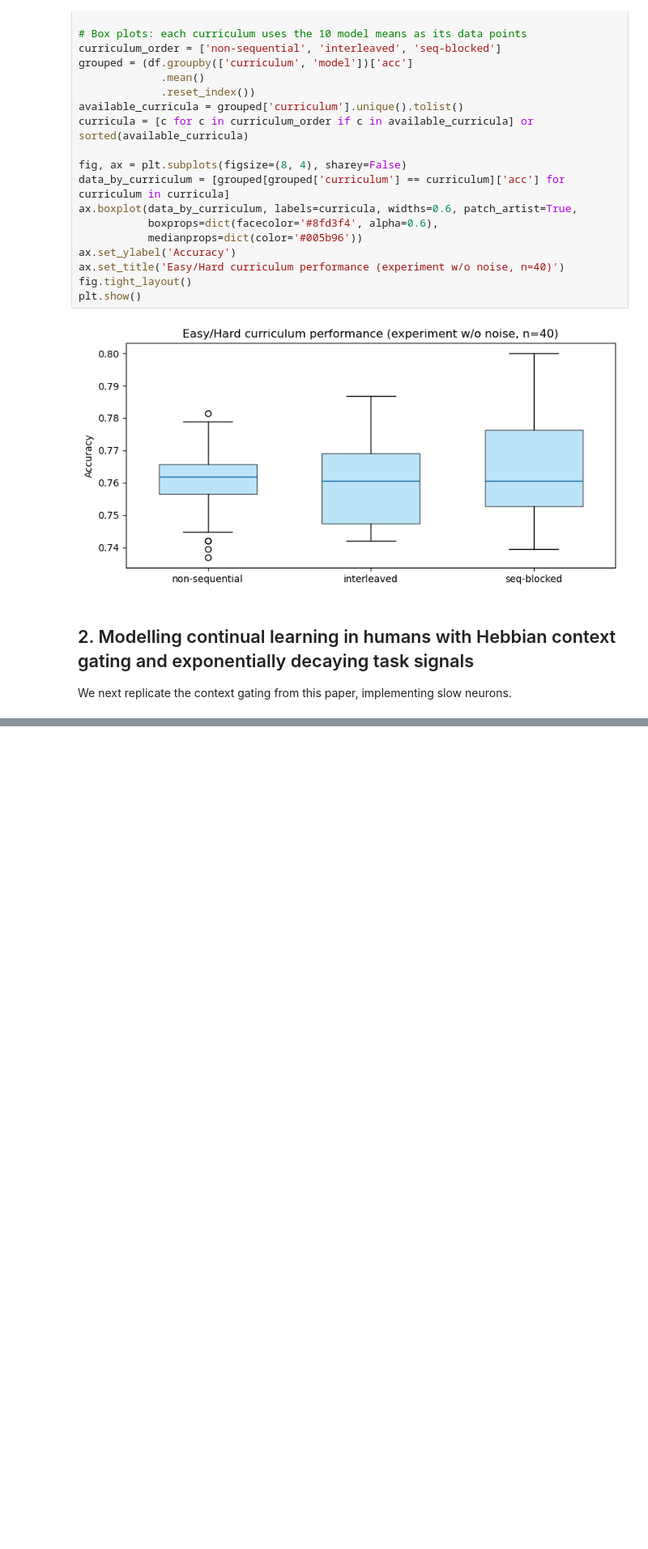
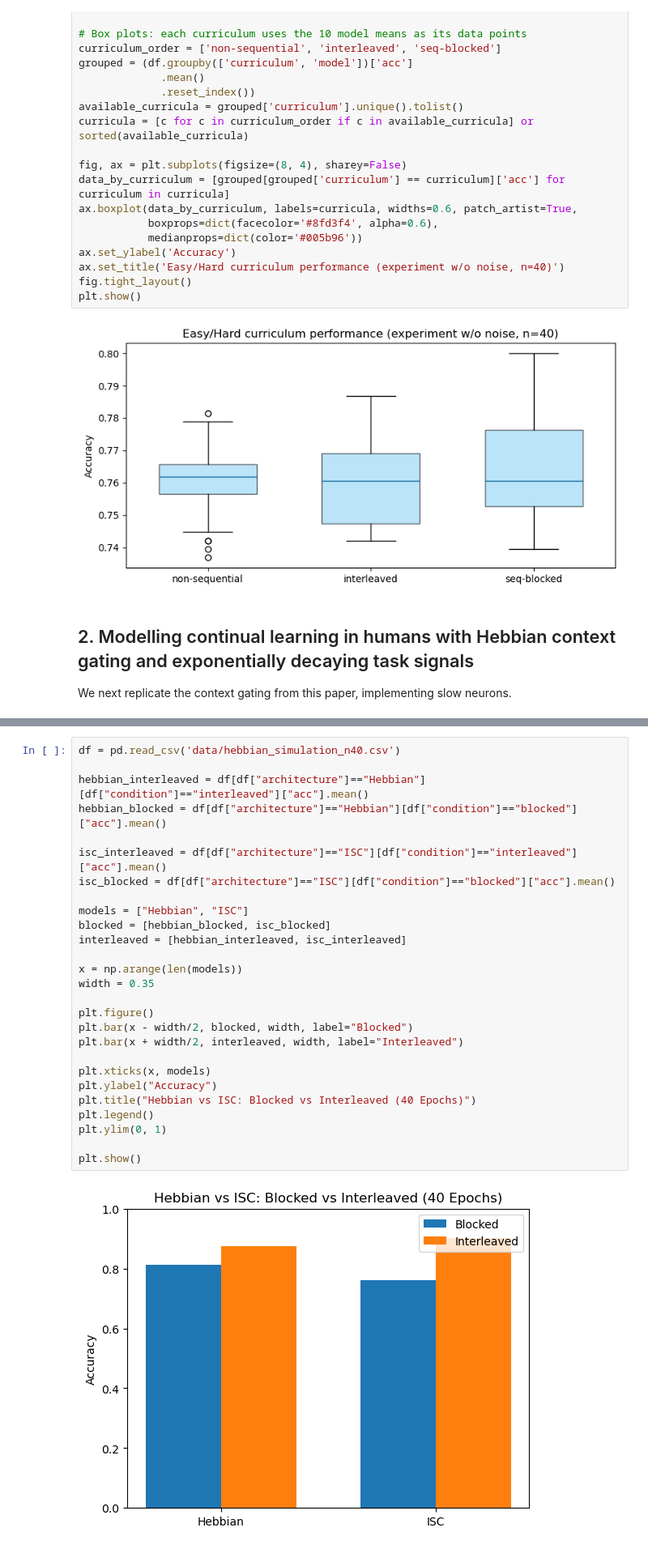
Before and after one commit to CalculatorAddict/ISC-ablations, a Jupyter notebook: new_directions.ipynb, the cells around one changed output, grey strips where cells are left out. Shown at 81% size. Saved outputs shown, nothing was run; the diff lists cells and outputs as text; blank space fills up the shorter version.

```diff
--- a/new_directions.ipynb
+++ b/new_directions.ipynb
@@ -158,0 +152,29 @@ np.True_
+# %%
+df = pd.read_csv('data/hebbian_simulation_n40.csv')
+
+hebbian_interleaved = df[df["architecture"]=="Hebbian"][df["condition"]=="interleaved"]["acc"].mean()
+hebbian_blocked = df[df["architecture"]=="Hebbian"][df["condition"]=="blocked"]["acc"].mean()
+
+isc_interleaved = df[df["architecture"]=="ISC"][df["condition"]=="interleaved"]["acc"].mean()
+isc_blocked = df[df["architecture"]=="ISC"][df["condition"]=="blocked"]["acc"].mean()
+
+models = ["Hebbian", "ISC"]
+blocked = [hebbian_blocked, isc_blocked]
+interleaved = [hebbian_interleaved, isc_interleaved]
+
+x = np.arange(len(models))
+width = 0.35
+
+plt.figure()
+plt.bar(x - width/2, blocked, width, label="Blocked")
+plt.bar(x + width/2, interleaved, width, label="Interleaved")
+
+plt.xticks(x, models)
+plt.ylabel("Accuracy")
+plt.title("Hebbian vs ISC: Blocked vs Interleaved (40 Epochs)")
+plt.legend()
+plt.ylim(0, 1)
+
+plt.show()
+# %% [output]
+[figure, added]
```
Also changed, not shown: parts of 3 cells of this notebook, 4 other files.
